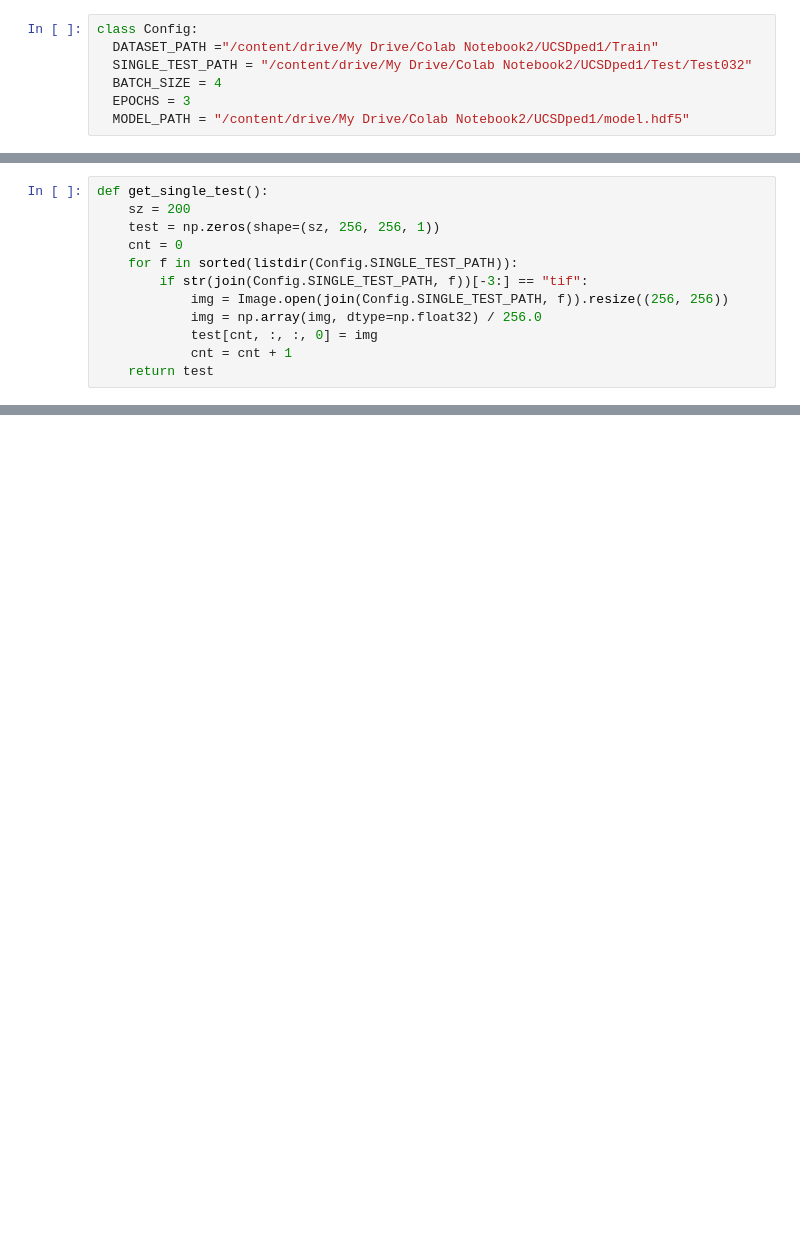
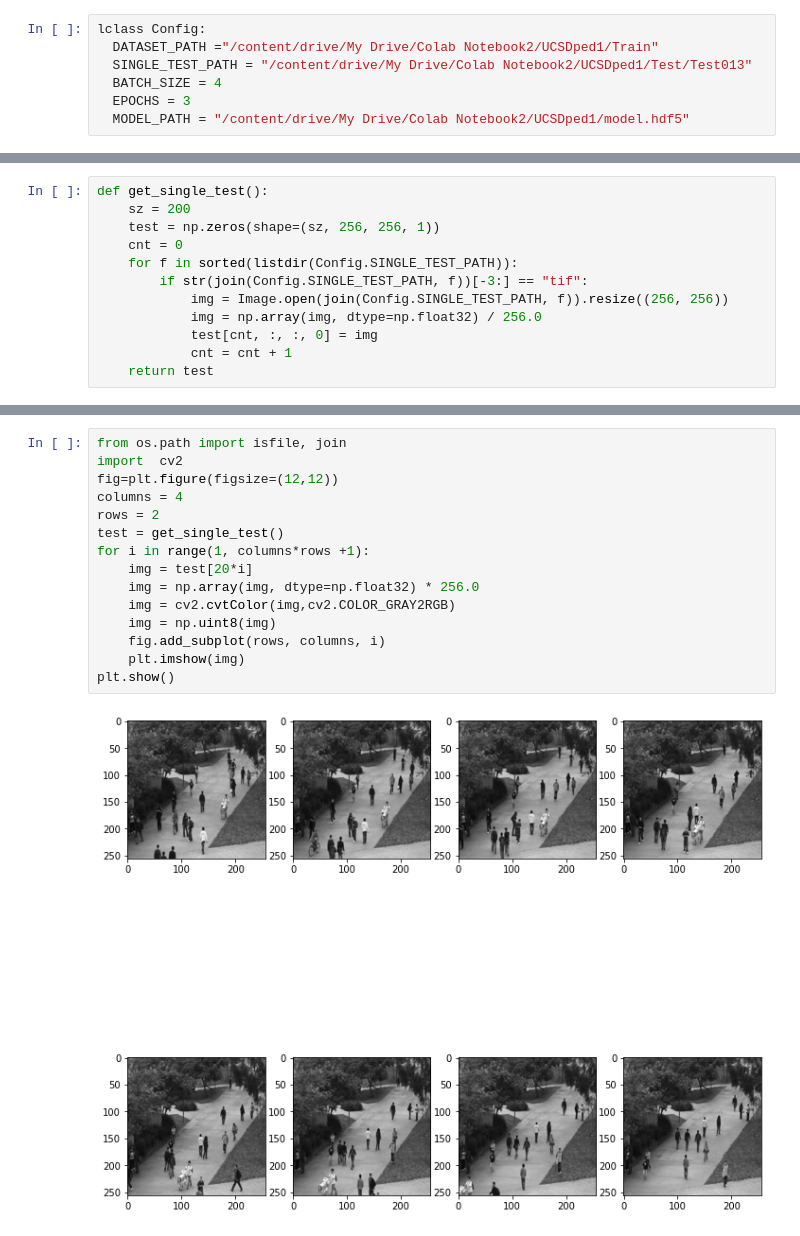
Before and after one commit to prakhar-srivastav/Course-Projects, a Jupyter notebook: Abnormal Activity Detection/Abnormal_Activity .ipynb, the cells around one changed output, grey strips where cells are left out. Drawn from its saved outputs; the diff is of its cells as text; blank space fills up the shorter version.

```diff
--- a/Abnormal Activity Detection/Abnormal_Activity .ipynb
+++ b/Abnormal Activity Detection/Abnormal_Activity .ipynb
@@ -40,7 +7,7 @@ os.listdir("/content/drive/My Drive/Colab Notebook2/UCSDped1")
 # %%
-class Config:
+lclass Config:
   DATASET_PATH ="/content/drive/My Drive/Colab Notebook2/UCSDped1/Train"
-  SINGLE_TEST_PATH = "/content/drive/My Drive/Colab Notebook2/UCSDped1/Test/Test032"
+  SINGLE_TEST_PATH = "/content/drive/My Drive/Colab Notebook2/UCSDped1/Test/Test013"
   BATCH_SIZE = 4
   EPOCHS = 3
   MODEL_PATH = "/content/drive/My Drive/Colab Notebook2/UCSDped1/model.hdf5"
@@ -199,0 +165,17 @@ got data
+# %%
+from os.path import isfile, join
+import  cv2
+fig=plt.figure(figsize=(12,12))
+columns = 4
+rows = 2
+test = get_single_test()
+for i in range(1, columns*rows +1):
+    img = test[20*i]
+    img = np.array(img, dtype=np.float32) * 256.0
+    img = cv2.cvtColor(img,cv2.COLOR_GRAY2RGB)
+    img = np.uint8(img)
+    fig.add_subplot(rows, columns, i)
+    plt.imshow(img)
+plt.show()
+# %% [output]
+[figure, added]
```
Also changed, not shown: parts of 7 cells of this notebook.
